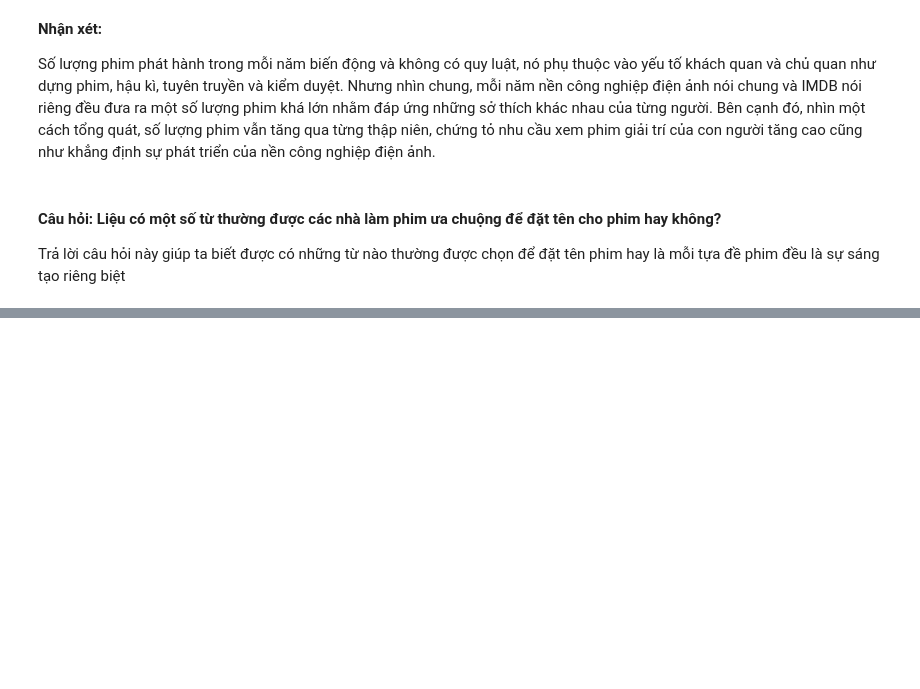
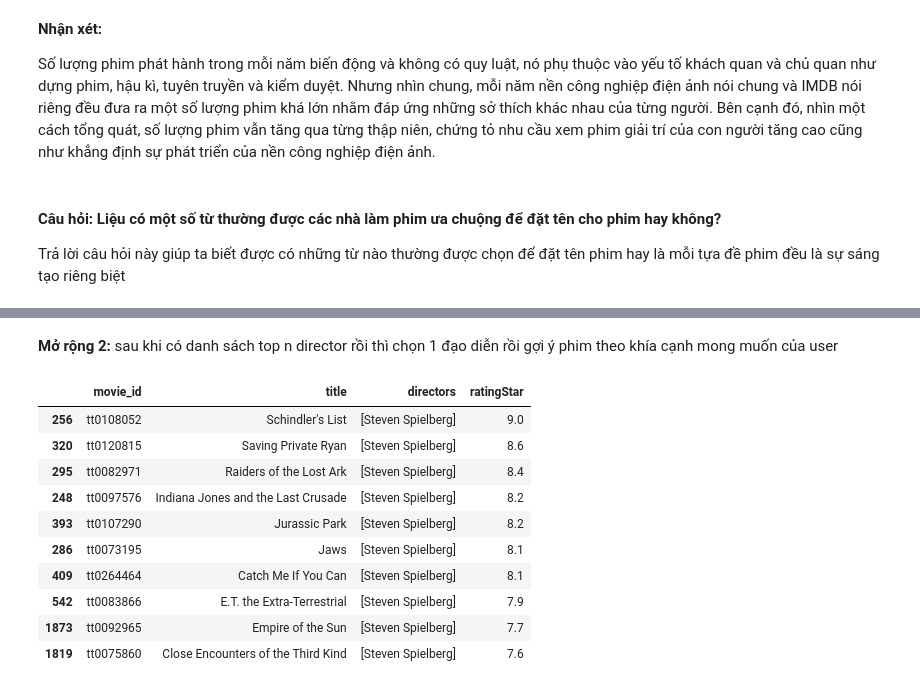
Before and after one commit to HThinhZ/Recommender_System_Project, a Jupyter notebook: visualization.ipynb, the cells around one changed output, grey strips where cells are left out. Saved outputs shown, nothing was run; the diff lists cells and outputs as text; code cells hidden in the pictures; blank space fills up the shorter version.

```diff
--- a/visualization.ipynb
+++ b/visualization.ipynb
@@ -146,0 +306,24 @@ Có thể thấy từ Wordcloud trên, có nhiều từ thường được dùng
+# %% [markdown]
+**Mở rộng 2:**  sau khi có danh sách top n director rồi thì chọn 1 đạo diễn rồi gợi ý phim theo khía cạnh mong muốn của user
+# %%
+def find_popular_movies(df, director_name, aspect):
+    df['directors_2'] = df['directors']
+    df_explode = df.explode('directors_2')
+    df_director = df_explode.groupby('directors_2')
+    df_movies = df_director.get_group(director_name)
+    df_movies = df_movies.sort_values(by = aspect, ascending = False).head(10)
+    return df_movies[['movie_id', 'title', 'directors', aspect]]
+# %%
+find_popular_movies(movies_df, director_name = 'Steven Spielberg', aspect = 'ratingStar')
+# %% [output]
+|  | movie_id | title | directors | ratingStar |
+| 256 | tt0108052 | Schindler's List | [Steven Spielberg] | 9.0 |
+| 320 | tt0120815 | Saving Private Ryan | [Steven Spielberg] | 8.6 |
+| 295 | tt0082971 | Raiders of the Lost Ark | [Steven Spielberg] | 8.4 |
+| 248 | tt0097576 | Indiana Jones and the Last Crusade | [Steven Spielberg] | 8.2 |
+| 393 | tt0107290 | Jurassic Park | [Steven Spielberg] | 8.2 |
+| 286 | tt0073195 | Jaws | [Steven Spielberg] | 8.1 |
+| 409 | tt0264464 | Catch Me If You Can | [Steven Spielberg] | 8.1 |
+| 542 | tt0083866 | E.T. the Extra-Terrestrial | [Steven Spielberg] | 7.9 |
+| 1873 | tt0092965 | Empire of the Sun | [Steven Spielberg] | 7.7 |
+| 1819 | tt0075860 | Close Encounters of the Third Kind | [Steven Spielberg] | 7.6 |
```
Also changed, not shown: parts of 25 cells of this notebook.
